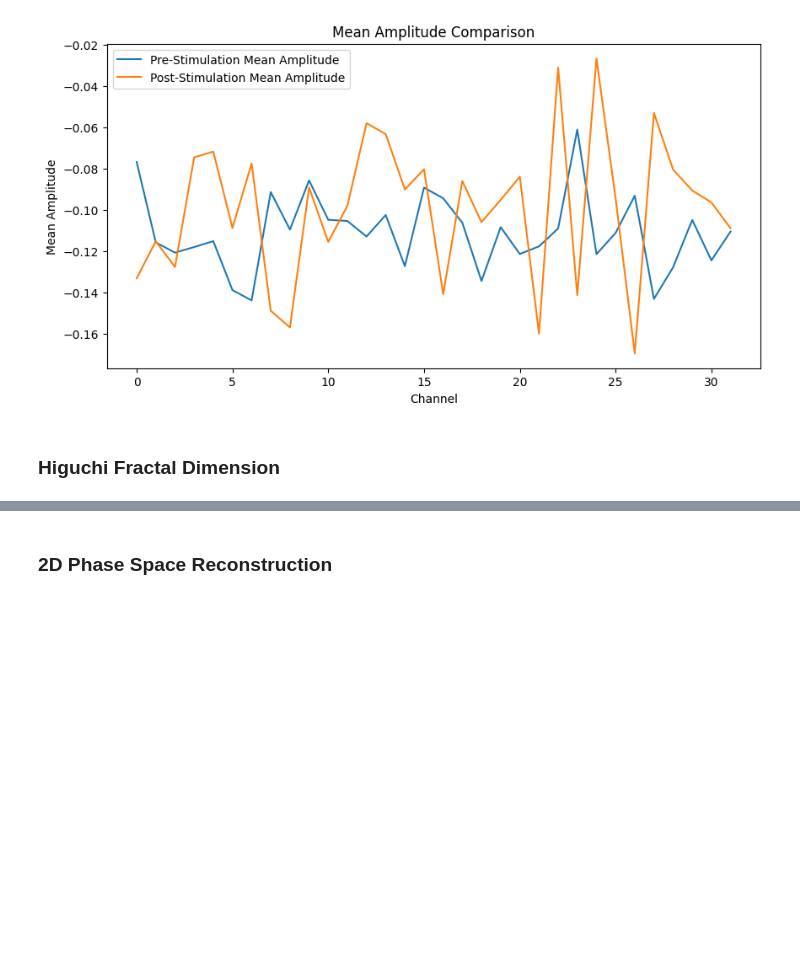
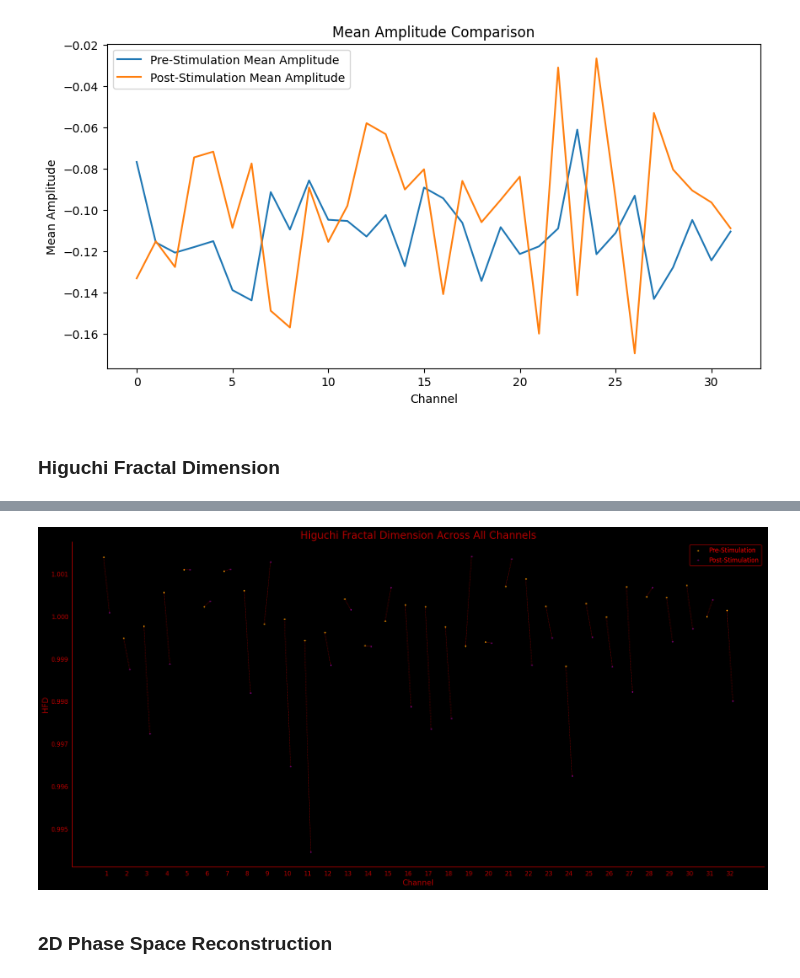
Before and after one commit to Unlimited-Research-Cooperative/human-cortical-organoid-intelligence-system, a Jupyter notebook: analysis_experiments/Analysis_experiments.ipynb, the cells around one changed output, grey strips where cells are left out. Saved outputs shown, nothing was run; the diff lists cells and outputs as text; code cells hidden in the pictures; blank space fills up the shorter version.

```diff
--- a/analysis_experiments/Analysis_experiments.ipynb
+++ b/analysis_experiments/Analysis_experiments.ipynb
@@ -58,6 +152,13 @@ data = np.load(savename)
 amp_data = data['amp_data']  # Amplifier data
 stim_data = data['stim_data']  # Stimulation data
 
+# Identify the earliest stimulation point across all stimulation channels
+stim_onsets = np.where(stim_data != 0)
+if stim_onsets[1].size > 0:  # Check if there are any stimulations
+    first_stim_point = np.min(stim_onsets[1])
+else:
+    first_stim_point = None
+
 # Function to calculate the Higuchi Fractal Dimension (HFD)
 def higuchi_fractal_dimension(data, kmax=10):
     L = []
@@ -67,8 +168,7 @@ def higuchi_fractal_dimension(data, kmax=10):
     for k in range(1, kmax + 1):
         Lk = 0
         for m in range(k):
-            len_min = min(len(data[m::k]), len(data[m+k::k]))
-            lm = np.sum(np.abs(data[m::k][:len_min] - data[m+k::k][:len_min])) / ((N - 1) // k) / k
+            lm = np.sum(np.abs(np.diff(data[m::k]))) / ((N - 1) // k) / k
             Lk += lm
         Lk /= k
         L.append(Lk)
@@ -80,57 +180,53 @@ def higuchi_fractal_dimension(data, kmax=10):
     hfd, _ = np.polyfit(log_n, log_L, 1)
     return hfd
 
-# Initialize necessary lists
-amp_data_pre_stim = []
-amp_data_post_stim = []
-first_stim_points = []
+# Calculate HFD for pre-stimulation and post-stimulation data for each amplifier channel
+hfd_pre_stim = []
+hfd_post_stim = []
 
-# Assuming stim_data and amp_data are correctly populated with your data
+if first_stim_point is not None:
+    for channel_data in amp_data:
+        pre_stim_data = channel_data[:first_stim_point]
+        post_stim_data = channel_data[first_stim_point:]
 
-for i in range(stim_data.shape[0]):  # Process each stimulation channel
-    stim_onset = np.where(stim_data[i] != 0)[0][0] if np.any(stim_data[i] != 0) else -1
-    first_stim_points.append(stim_onset)
+        hfd_pre = higuchi_fractal_dimension(pre_stim_data)
+        hfd_post = higuchi_fractal_dimension(post_stim_data)
 
-    if stim_onset != -1:  # If there's stimulation
-        amp_data_pre_stim.append(amp_data[:, :stim_onset])
-        amp_data_post_stim.append(amp_data[:, stim_onset:])
-    else:
-        amp_data_pre_stim.append(None)
-        amp_data_post_stim.append(None)
+        hfd_pre_stim.append(hfd_pre)
+        hfd_post_stim.append(hfd_post)
 
-# Convert to NumPy arrays for easier processing
-amp_data_pre_stim = [x for x in amp_data_pre_stim if x is not None]  # Filter out None values
-amp_data_post_stim = [x for x in amp_data_post_stim if x is not None]  # Filter out None values
-
-# Convert lists to NumPy arrays
-amp_data_pre_stim = np.array(amp_data_pre_stim)
-amp_data_post_stim = np.array(amp_data_post_stim)
-
-# Calculate HFD for each channel
-# Assuming hfd_pre_stim and hfd_post_stim have the same length
-num_channels = len(hfd_pre_stim)  # Use actual number of channels
-
-# Calculate the subplot grid dimensions
+num_channels = len(hfd_pre_stim)
 num_rows = num_channels // 4 if num_channels % 4 == 0 else num_channels // 4 + 1
 
-fig, axs = plt.subplots(num_rows, 4, figsize=(20, 5*num_rows))
-fig.suptitle('Higuchi Fractal Dimension Across Channels')
+# Plotting all 32 channels on one plot
+plt.figure(figsize=(20, 10), facecolor='black')  # Adjust size and set background color
+plt.title('Higuchi Fractal Dimension Across All Channels', color='red', fontsize=20, alpha=0.7)
+plt.xlabel('Channel', color='red', fontsize=15, alpha=0.7)
+plt.ylabel('HFD', color='red', fontsize=15, alpha=0.7)
 
+# Set the background color of the axes
+plt.gca().set_facecolor('black')
+
+# Plot pre-stim and post-stim HFD values for each channel
+# Pre-stimulation values
+channels = np.arange(1, num_channels + 1)  # Channel numbers
+plt.scatter(channels - 0.15, hfd_pre_stim, color='orange', label='Pre-Stimulation', s=5, alpha=0.7)  # Adjust size and transparency
+# Post-stimulation values
+plt.scatter(channels + 0.15, hfd_post_stim, color='purple', label='Post-Stimulation', s=5, alpha=0.7)  # Adjust size and transparency
+
+# Draw lines connecting pre and post values for better visualization
 for i in range(num_channels):
-    row, col = divmod(i, 4)
-    ax = axs[row, col] if num_channels > 4 else axs[col]
-    ax.plot([hfd_pre_stim[i], hfd_post_stim[i]], marker='o', linestyle='-')
-    ax.set_title(f'Channel {i+1}')
-    ax.set_xticks([0, 1])
-    ax.set_xticklabels(['Pre-Stim', 'Post-Stim'])
-    ax.set_ylabel('HFD')
+    plt.plot([channels[i] - 0.15, channels[i] + 0.15], [hfd_pre_stim[i], hfd_post_stim[i]], 'r--', linewidth=0.5, alpha=0.7)  # Adjust size and transparency
 
-# Hide unused subplots if any
-if num_channels % 4 != 0:
-    for idx in range(num_channels, num_rows * 4):
-        row, col = divmod(idx, 4)
-        axs[row, col].set_visible(False)
+plt.xticks(channels, color='red', fontsize=12, alpha=0.7)  # Ensure we have a tick for each channel
+plt.yticks(color='red', fontsize=12, alpha=0.7)
+plt.gca().spines['bottom'].set_color('red')
+plt.gca().spines['left'].set_color('red')
+legend = plt.legend(facecolor='black', fontsize=12, edgecolor='red')  # Set legend box color
+legend.get_frame().set_alpha(0.7)  # Adjust legend box transparency
+for text in legend.get_texts():
+    text.set_color('red')
 
-plt.tight_layout(rect=[0, 0.03, 1, 0.95])
+plt.tight_layout()
 plt.show()
 # %% [output]
@@ -138,3 +233,4 @@ NameError: name 'hfd_pre_stim' is not defined
+[figure, added]
 # %% [markdown]
 ### 2D Phase Space Reconstruction
 # %%
```
Also changed, not shown: parts of 8 cells of this notebook, 25 other files.
